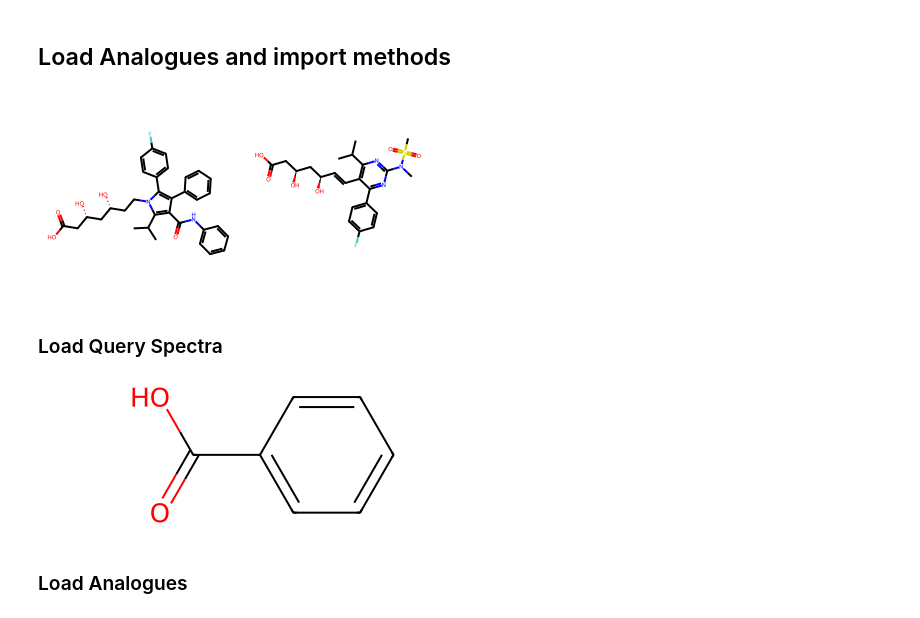
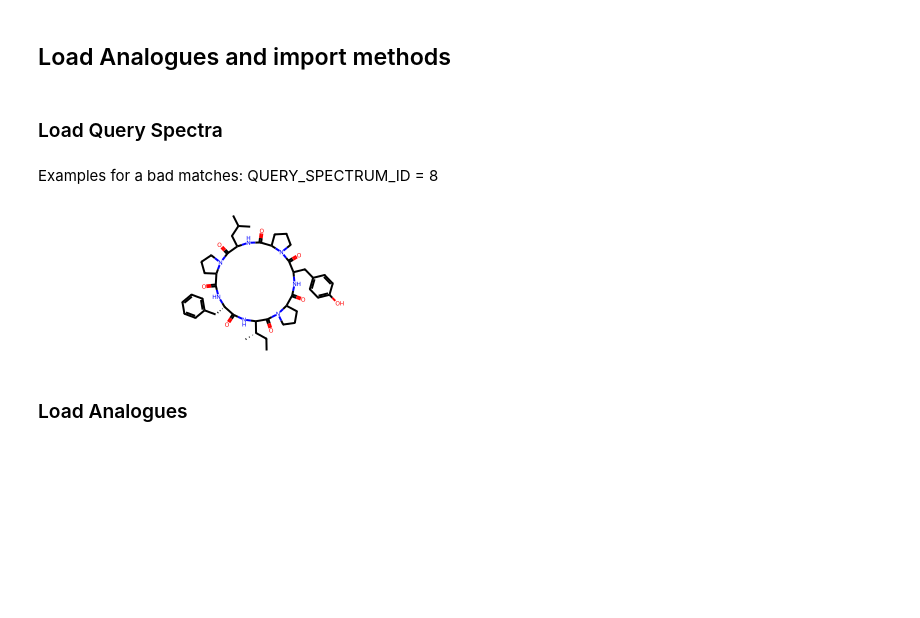
Before and after one commit to Knerten0815/master-thesis-code, a Jupyter notebook: ChemspaceExplorerExplorer.ipynb, the cells around one changed output. Drawn from its saved outputs; the diff is of its cells as text; code cells hidden in the pictures; blank space fills up the shorter version.

```diff
--- a/ChemspaceExplorerExplorer.ipynb
+++ b/ChemspaceExplorerExplorer.ipynb
@@ -74,28 +84,20 @@ def analogue_search(n: int = 2):
 # Code
 # %% [markdown]
 ## Load Analogues and import methods
-# %%
-# some unrelated more complex mols
-from rdkit import Chem
-from rdkit.Chem.Draw import MolsToGridImage
-
-atorvastatin = Chem.MolFromSmiles('O=C(O)C[C@H](O)C[C@H](O)CCn2c(c(c(c2c1ccc(F)cc1)c3ccccc3)C(=O)Nc4ccccc4)C(C)C')
-rosuvastatin = Chem.MolFromSmiles('OC(=O)C[C@H](O)C[C@H](O)\C=C\c1c(C(C)C)nc(N(C)S(=O)(=O)C)nc1c2ccc(F)cc2')
-MolsToGridImage((atorvastatin,rosuvastatin))
-# %% [output]
-[figure, removed]
 # %% [markdown]
 ### Load Query Spectra
 # %%
 from ms_chemical_space_explorer.chemical_space_explorer import spectra_importer
 
 query_spectra = spectra_importer(FILENAME)
+# %% [markdown]
+Examples for a bad matches: QUERY_SPECTRUM_ID = 8
 # %%
-QUERY_SPECTRUM_ID = 15
-query_spectrum = Chem.MolFromSmiles(query_spectra[QUERY_SPECTRUM_ID].metadata["smiles"])
-query_spectrum
+QUERY_SPECTRUM_ID = 500
+query_mol = Chem.MolFromSmiles(query_spectra[QUERY_SPECTRUM_ID].metadata["smiles"])
+query_mol
 # %% [output]
-[figure, old version]
+[figure, new version]
 # %% [markdown]
 ### Load Analogues
 # %%
```
Also changed, not shown: parts of 11 cells of this notebook.
